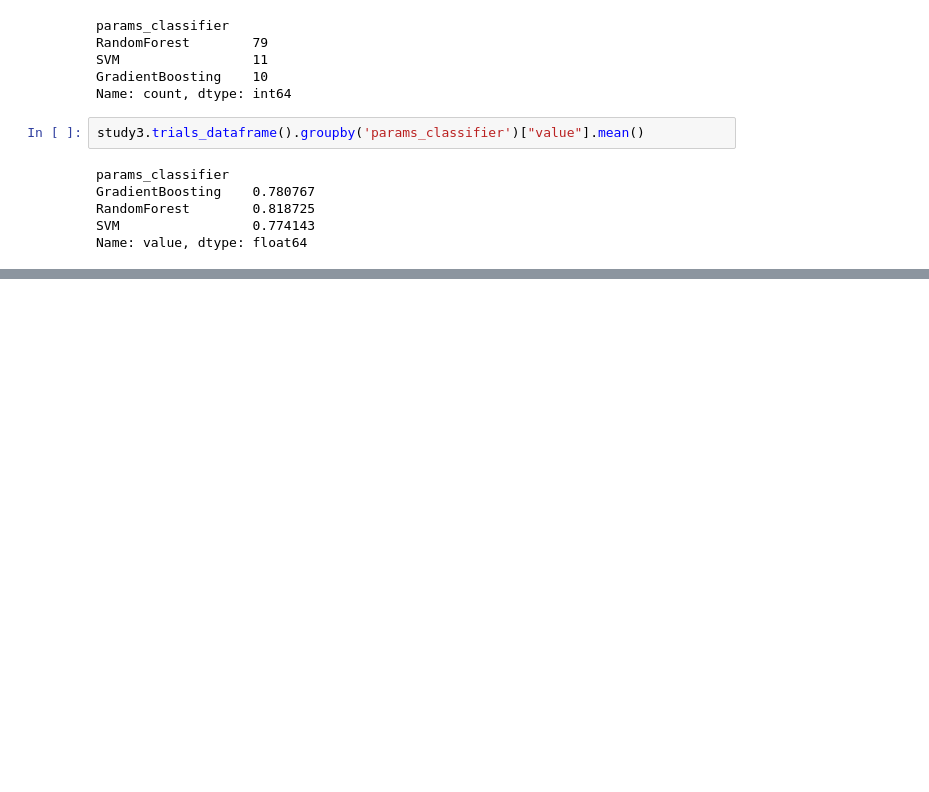
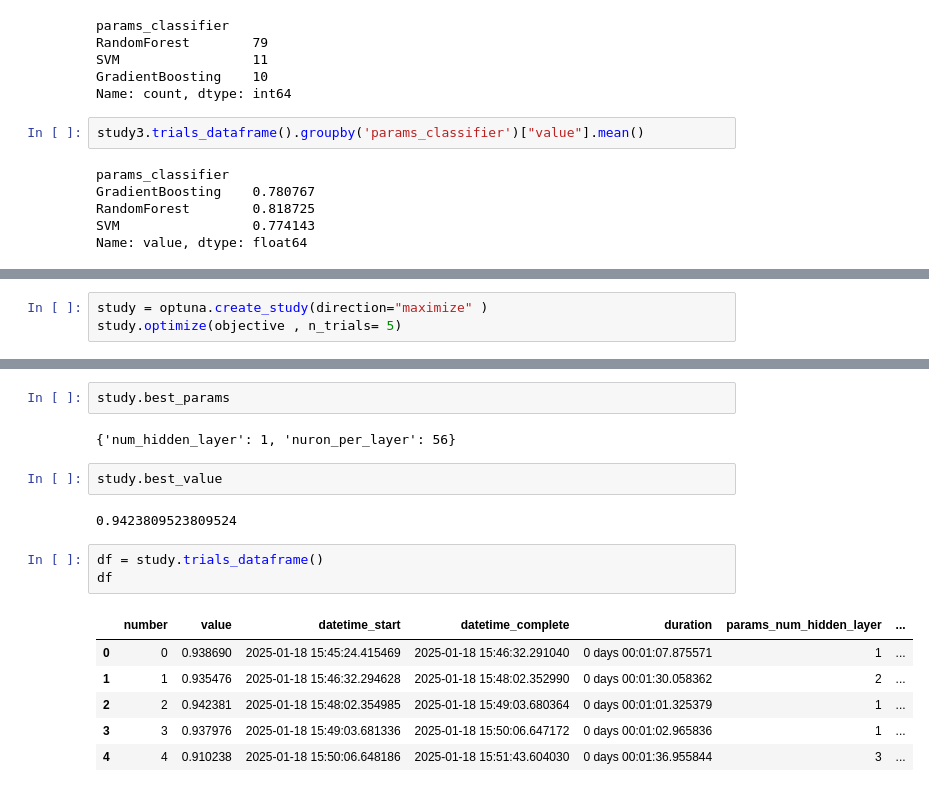
Before and after one commit to Shantnu-singh/PyTorch---Basic-to-Advance, a Jupyter notebook: L10 - Hyperparamter Tuning.ipynb, the cells around one changed output, grey strips where cells are left out. Saved outputs shown, nothing was run; the diff lists cells and outputs as text; blank space fills up the shorter version.

```diff
--- a/L10 - Hyperparamter Tuning.ipynb
+++ b/L10 - Hyperparamter Tuning.ipynb
@@ -266,0 +426,3 @@ Name: value, dtype: float64
+# %%
+study = optuna.create_study(direction="maximize" )
+study.optimize(objective , n_trials= 5)
@@ -266,0 +436,18 @@ Name: value, dtype: float64
+# %%
+study.best_params
+# %% [output]
+{'num_hidden_layer': 1, 'nuron_per_layer': 56}
+# %%
+study.best_value
+# %% [output]
+0.9423809523809524
+# %%
+df = study.trials_dataframe()
+df
+# %% [output]
+|  | number | value | datetime_start | datetime_complete | duration | params_num_hidden_layer | ... |
+| 0 | 0 | 0.938690 | 2025-01-18 15:45:24.415469 | 2025-01-18 15:46:32.291040 | 0 days 00:01:07.875571 | 1 | ... |
+| 1 | 1 | 0.935476 | 2025-01-18 15:46:32.294628 | 2025-01-18 15:48:02.352990 | 0 days 00:01:30.058362 | 2 | ... |
+| 2 | 2 | 0.942381 | 2025-01-18 15:48:02.354985 | 2025-01-18 15:49:03.680364 | 0 days 00:01:01.325379 | 1 | ... |
+| 3 | 3 | 0.937976 | 2025-01-18 15:49:03.681336 | 2025-01-18 15:50:06.647172 | 0 days 00:01:02.965836 | 1 | ... |
+| 4 | 4 | 0.910238 | 2025-01-18 15:50:06.648186 | 2025-01-18 15:51:43.604030 | 0 days 00:01:36.955844 | 3 | ... |
```
Also changed, not shown: parts of 11 cells of this notebook, 1 other file.
